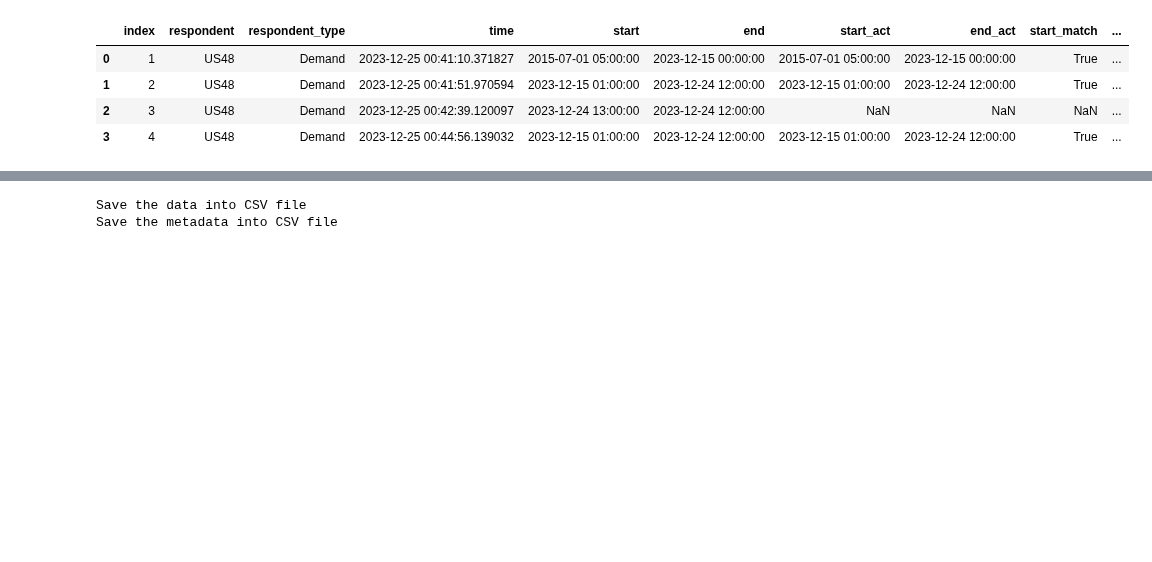
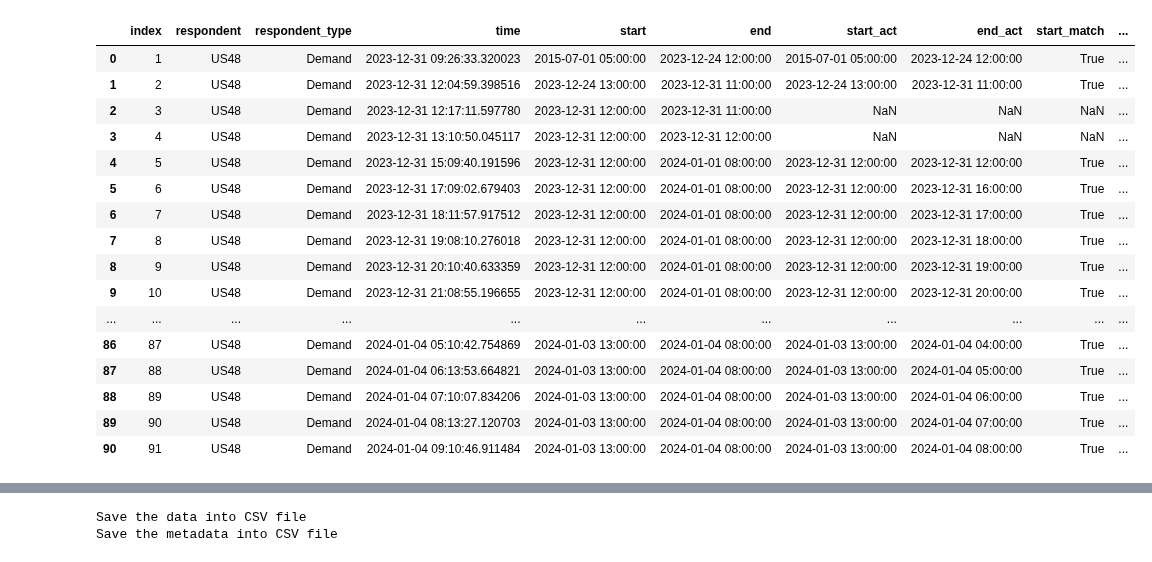
Before and after one commit to RamiKrispin/eia-poc, a Jupyter notebook: eia_data_refresh_prototype.ipynb, the cells around one changed output, grey strips where cells are left out. Saved outputs shown, nothing was run; the diff lists cells and outputs as text; code cells hidden in the pictures; blank space fills up the shorter version.

```diff
--- a/eia_data_refresh_prototype.ipynb
+++ b/eia_data_refresh_prototype.ipynb
@@ -9,13 +9,27 @@ from pathlib import Path
 from ydata_profiling import ProfileReport
 # %%
 log_file = pd.read_csv("data/us48_metadata.csv")
+
+pd.set_option('display.max_rows', len(log_file))
 log_file
 # %% [output]
 |  | index | respondent | respondent_type | time | start | end | start_act | end_act | start_match | ... |
-| 0 | 1 | US48 | Demand | 2023-12-25 00:41:10.371827 | 2015-07-01 05:00:00 | 2023-12-15 00:00:00 | 2015-07-01 05:00:00 | 2023-12-15 00:00:00 | True | ... |
-| 1 | 2 | US48 | Demand | 2023-12-25 00:41:51.970594 | 2023-12-15 01:00:00 | 2023-12-24 12:00:00 | 2023-12-15 01:00:00 | 2023-12-24 12:00:00 | True | ... |
-| 2 | 3 | US48 | Demand | 2023-12-25 00:42:39.120097 | 2023-12-24 13:00:00 | 2023-12-24 12:00:00 | NaN | NaN | NaN | ... |
-| 3 | 4 | US48 | Demand | 2023-12-25 00:44:56.139032 | 2023-12-15 01:00:00 | 2023-12-24 12:00:00 | 2023-12-15 01:00:00 | 2023-12-24 12:00:00 | True | ... |
+| 0 | 1 | US48 | Demand | 2023-12-31 09:26:33.320023 | 2015-07-01 05:00:00 | 2023-12-24 12:00:00 | 2015-07-01 05:00:00 | 2023-12-24 12:00:00 | True | ... |
+| 1 | 2 | US48 | Demand | 2023-12-31 12:04:59.398516 | 2023-12-24 13:00:00 | 2023-12-31 11:00:00 | 2023-12-24 13:00:00 | 2023-12-31 11:00:00 | True | ... |
+| 2 | 3 | US48 | Demand | 2023-12-31 12:17:11.597780 | 2023-12-31 12:00:00 | 2023-12-31 11:00:00 | NaN | NaN | NaN | ... |
+| 3 | 4 | US48 | Demand | 2023-12-31 13:10:50.045117 | 2023-12-31 12:00:00 | 2023-12-31 12:00:00 | NaN | NaN | NaN | ... |
+| 4 | 5 | US48 | Demand | 2023-12-31 15:09:40.191596 | 2023-12-31 12:00:00 | 2024-01-01 08:00:00 | 2023-12-31 12:00:00 | 2023-12-31 12:00:00 | True | ... |
+| 5 | 6 | US48 | Demand | 2023-12-31 17:09:02.679403 | 2023-12-31 12:00:00 | 2024-01-01 08:00:00 | 2023-12-31 12:00:00 | 2023-12-31 16:00:00 | True | ... |
+| 6 | 7 | US48 | Demand | 2023-12-31 18:11:57.917512 | 2023-12-31 12:00:00 | 2024-01-01 08:00:00 | 2023-12-31 12:00:00 | 2023-12-31 17:00:00 | True | ... |
+| 7 | 8 | US48 | Demand | 2023-12-31 19:08:10.276018 | 2023-12-31 12:00:00 | 2024-01-01 08:00:00 | 2023-12-31 12:00:00 | 2023-12-31 18:00:00 | True | ... |
+| 8 | 9 | US48 | Demand | 2023-12-31 20:10:40.633359 | 2023-12-31 12:00:00 | 2024-01-01 08:00:00 | 2023-12-31 12:00:00 | 2023-12-31 19:00:00 | True | ... |
+| 9 | 10 | US48 | Demand | 2023-12-31 21:08:55.196655 | 2023-12-31 12:00:00 | 2024-01-01 08:00:00 | 2023-12-31 12:00:00 | 2023-12-31 20:00:00 | True | ... |
+| ... | ... | ... | ... | ... | ... | ... | ... | ... | ... | ... |
+| 86 | 87 | US48 | Demand | 2024-01-04 05:10:42.754869 | 2024-01-03 13:00:00 | 2024-01-04 08:00:00 | 2024-01-03 13:00:00 | 2024-01-04 04:00:00 | True | ... |
+| 87 | 88 | US48 | Demand | 2024-01-04 06:13:53.664821 | 2024-01-03 13:00:00 | 2024-01-04 08:00:00 | 2024-01-03 13:00:00 | 2024-01-04 05:00:00 | True | ... |
+| 88 | 89 | US48 | Demand | 2024-01-04 07:10:07.834206 | 2024-01-03 13:00:00 | 2024-01-04 08:00:00 | 2024-01-03 13:00:00 | 2024-01-04 06:00:00 | True | ... |
+| 89 | 90 | US48 | Demand | 2024-01-04 08:13:27.120703 | 2024-01-03 13:00:00 | 2024-01-04 08:00:00 | 2024-01-03 13:00:00 | 2024-01-04 07:00:00 | True | ... |
+| 90 | 91 | US48 | Demand | 2024-01-04 09:10:46.911484 | 2024-01-03 13:00:00 | 2024-01-04 08:00:00 | 2024-01-03 13:00:00 | 2024-01-04 08:00:00 | True | ... |
 # %%
 log_file = pd.read_csv("data/us48_metadata.csv")
 
```
Also changed, not shown: parts of 7 cells of this notebook.
